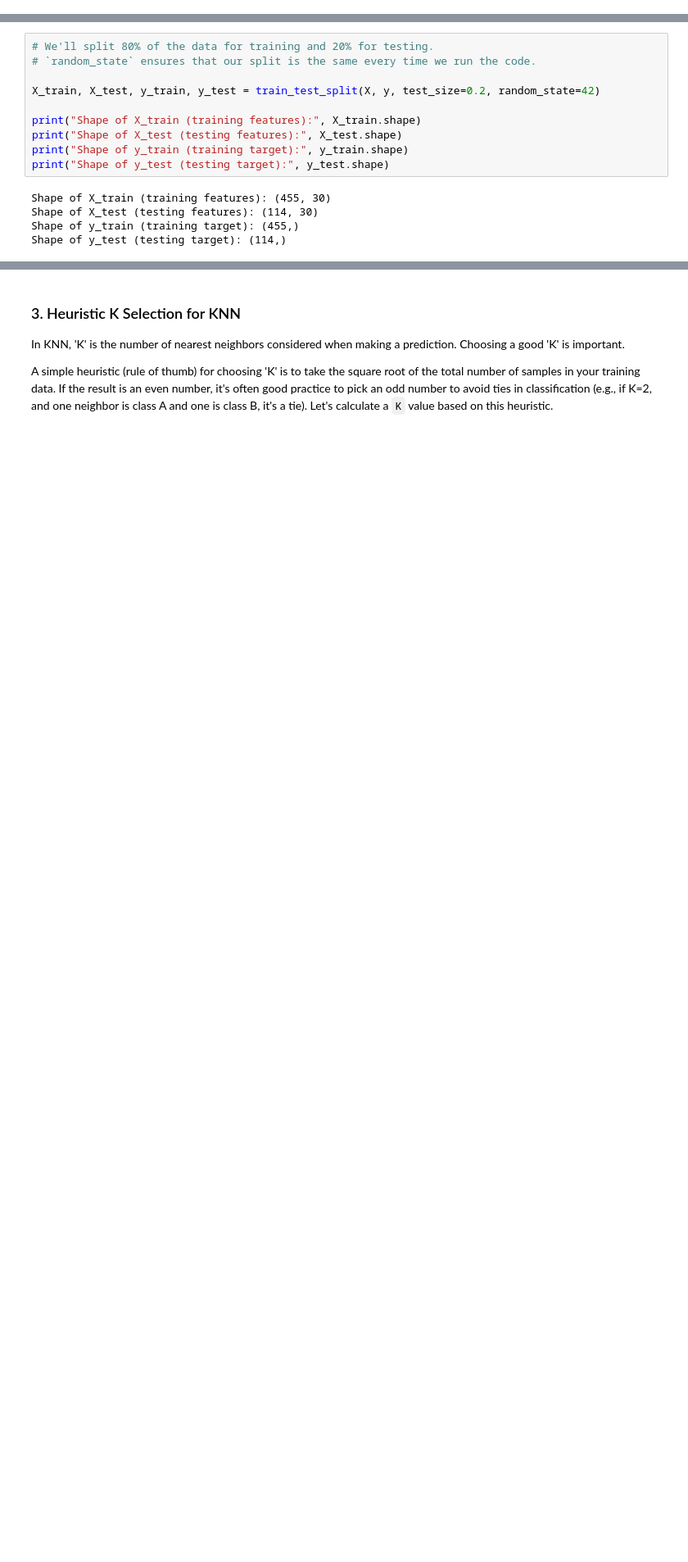
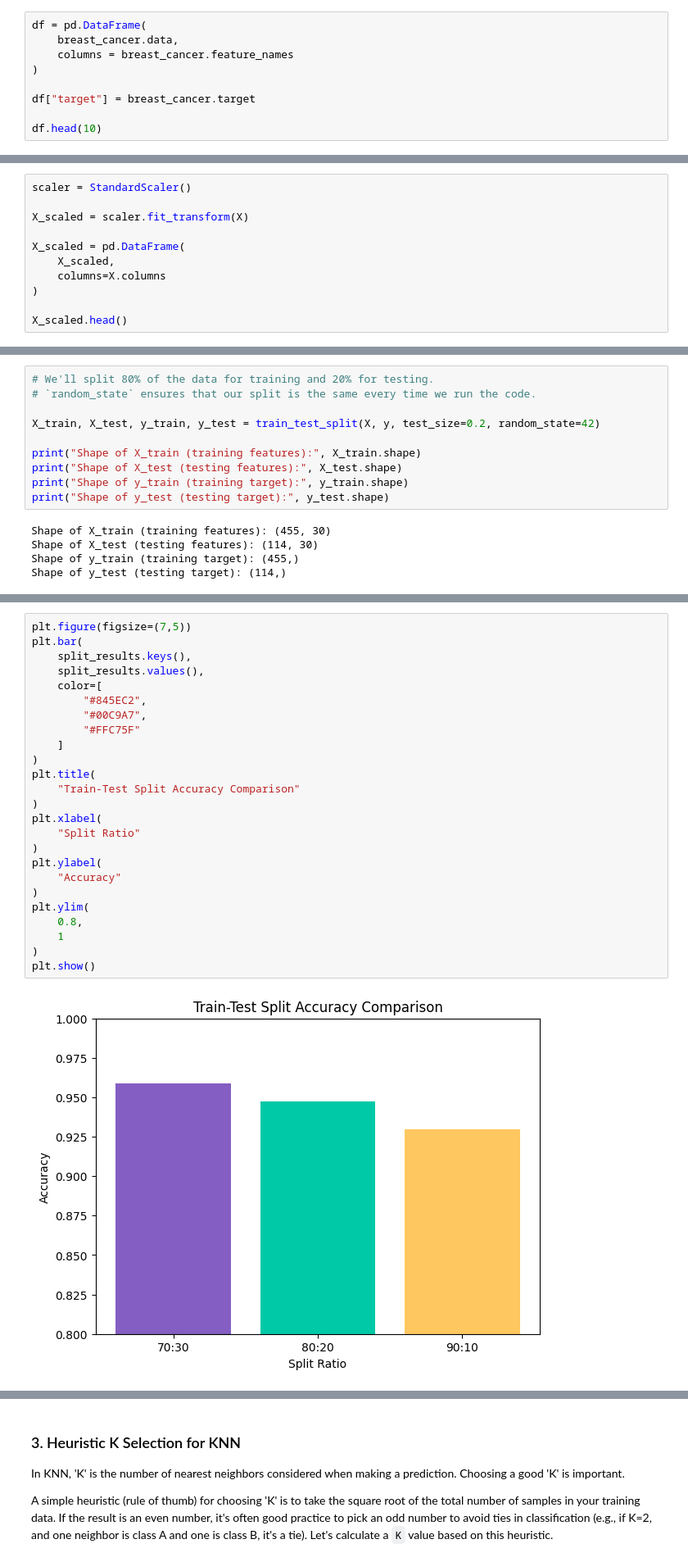
Before and after one commit to an2sh4a/ML-Lab-2547262, a Jupyter notebook: Lab-4/lab-4.ipynb, the cells around one changed output, grey strips where cells are left out. Shown at 82% size. Saved outputs shown, nothing was run; the diff lists cells and outputs as text; blank space fills up the shorter version.

```diff
--- a/Lab-4/lab-4.ipynb
+++ b/Lab-4/lab-4.ipynb
@@ -67,0 +41,9 @@ First 5 rows of the dataset:
+# %%
+df = pd.DataFrame(
+    breast_cancer.data,
+    columns = breast_cancer.feature_names
+)
+
+df["target"] = breast_cancer.target
+
+df.head(10)
@@ -67,0 +146,11 @@ First 5 rows of the dataset:
+# %%
+scaler = StandardScaler()
+
+X_scaled = scaler.fit_transform(X)
+
+X_scaled = pd.DataFrame(
+    X_scaled,
+    columns=X.columns
+)
+
+X_scaled.head()
@@ -91,0 +257,27 @@ Shape of y_test (testing target): (114,)
+# %%
+plt.figure(figsize=(7,5))
+plt.bar(
+    split_results.keys(),
+    split_results.values(),
+    color=[
+        "#845EC2",
+        "#00C9A7",
+        "#FFC75F"
+    ]
+)
+plt.title(
+    "Train-Test Split Accuracy Comparison"
+)
+plt.xlabel(
+    "Split Ratio"
+)
+plt.ylabel(
+    "Accuracy"
+)
+plt.ylim(
+    0.8,
+    1
+)
+plt.show()
+# %% [output]
+[figure, added]
```
Also changed, not shown: parts of 57 cells of this notebook, 5 other files.
